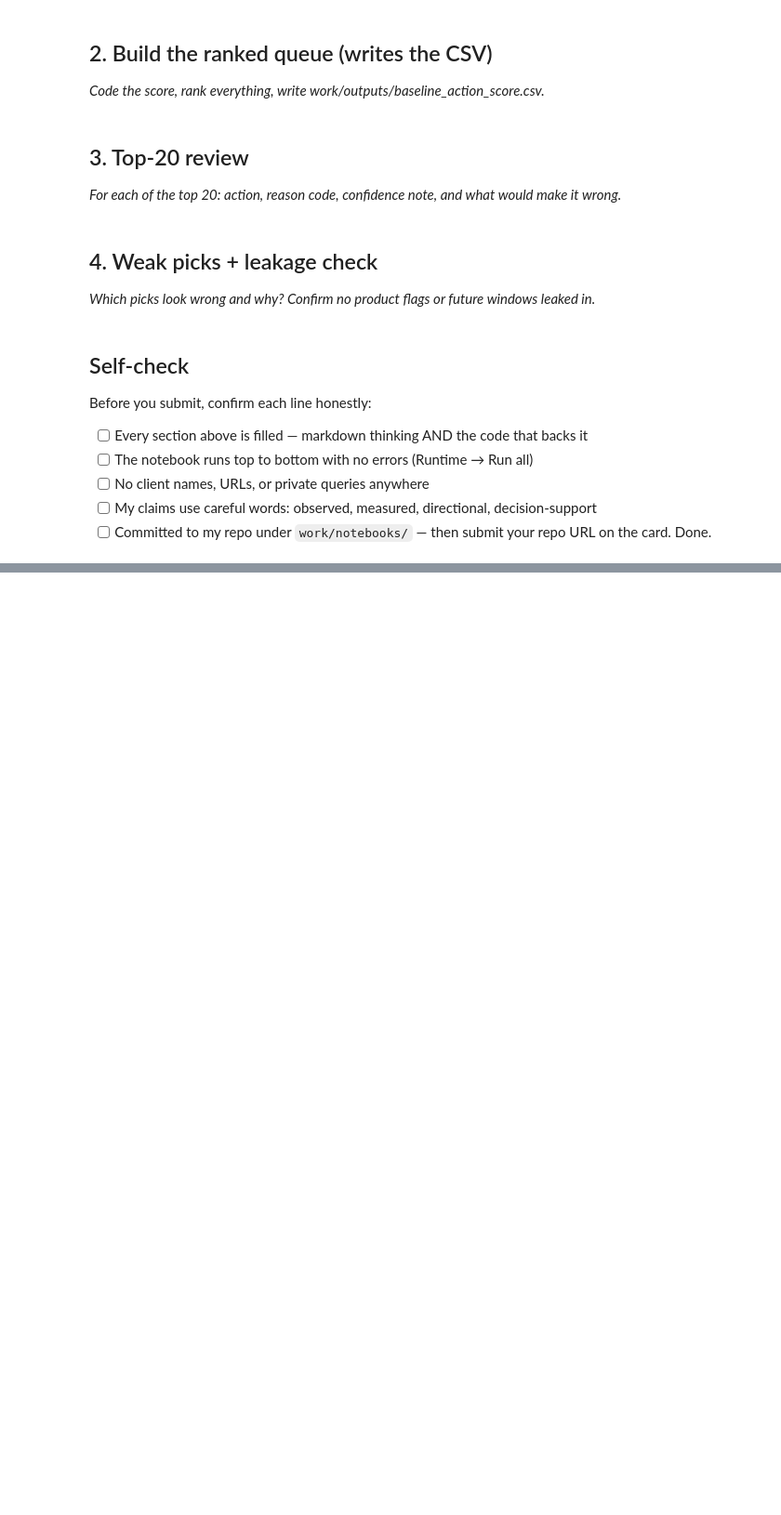
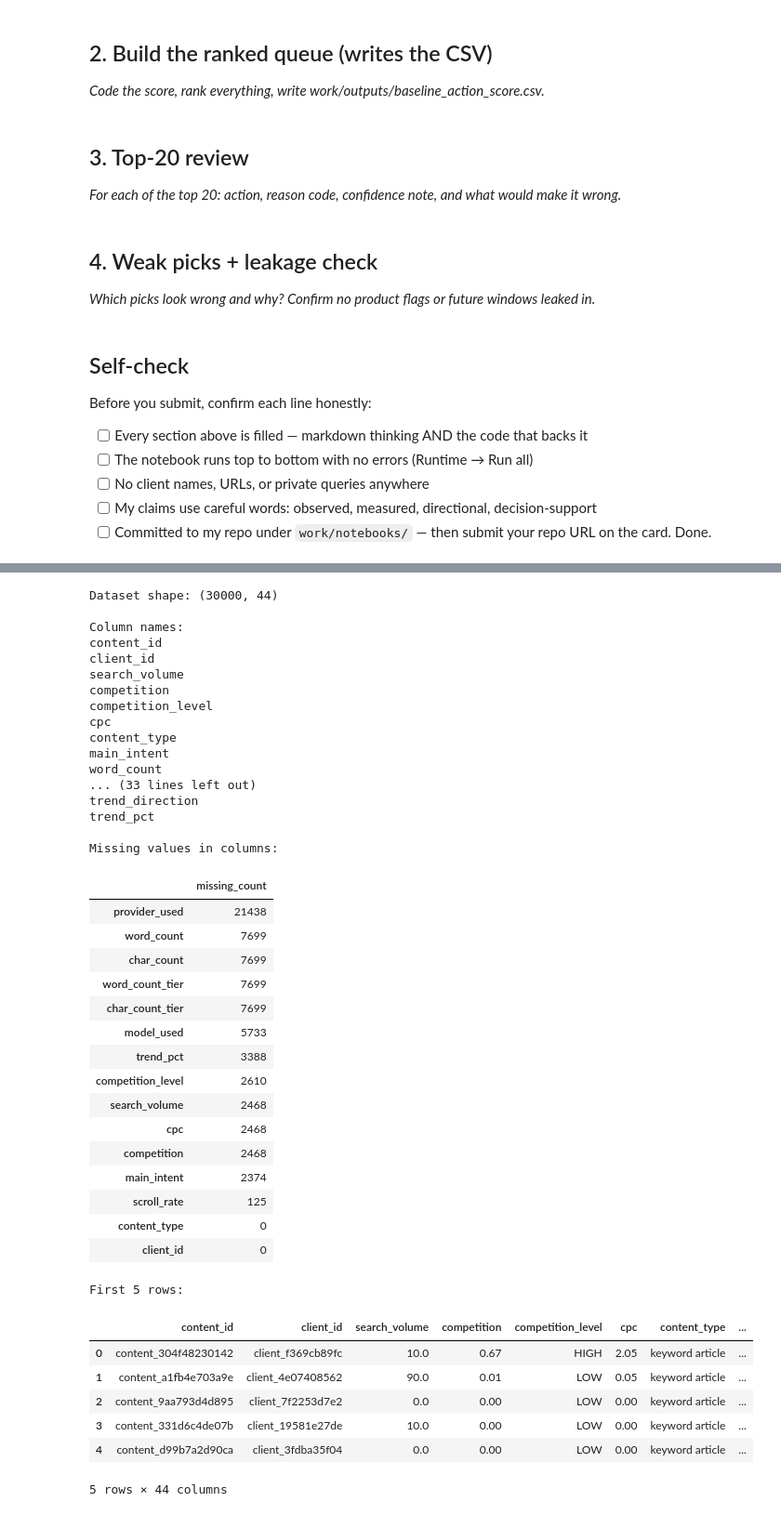
Before and after one commit to saibalaji2004/Flyrank-intern-repo, a Jupyter notebook: work/notebooks/w04_baseline_score.ipynb, the cells around one changed output, grey strips where cells are left out. Shown at 93% size. Saved outputs shown, nothing was run; the diff lists cells and outputs as text; code cells hidden in the pictures; blank space fills up the shorter version.

```diff
--- a/work/notebooks/w04_baseline_score.ipynb
+++ b/work/notebooks/w04_baseline_score.ipynb
@@ -46,0 +90,62 @@ Before you submit, confirm each line honestly:
+# %%
+
+from pathlib import Path
+import pandas as pd
+
+REPO = Path("/content/Flyrank-intern-repo")
+DATA_PATH = REPO / "data/raw/content_refresh_anonymized.csv"
+
+df = pd.read_csv(DATA_PATH)
+
+print("Dataset shape:", df.shape)
+print("\nColumn names:")
+for column in df.columns:
+    print(column)
+
+print("\nMissing values in columns:")
+display(df.isnull().sum().sort_values(ascending=False).head(15).to_frame("missing_count"))
+
+print("\nFirst 5 rows:")
+display(df.head())
+# %% [output]
+Dataset shape: (30000, 44)
+
+Column names:
+content_id
+client_id
+search_volume
+competition
+competition_level
+cpc
+content_type
+main_intent
+word_count
+... (33 lines left out)
+trend_direction
+trend_pct
+
+Missing values in columns:
+|  | missing_count |
+| provider_used | 21438 |
+| word_count | 7699 |
+| char_count | 7699 |
+| word_count_tier | 7699 |
+| char_count_tier | 7699 |
+| model_used | 5733 |
+| trend_pct | 3388 |
+| competition_level | 2610 |
+| search_volume | 2468 |
+| cpc | 2468 |
+| competition | 2468 |
+| main_intent | 2374 |
+| scroll_rate | 125 |
+| content_type | 0 |
+| client_id | 0 |
+First 5 rows:
+|  | content_id | client_id | search_volume | competition | competition_level | cpc | content_type | ... |
+| 0 | content_304f48230142 | client_f369cb89fc | 10.0 | 0.67 | HIGH | 2.05 | keyword article | ... |
+| 1 | content_a1fb4e703a9e | client_4e07408562 | 90.0 | 0.01 | LOW | 0.05 | keyword article | ... |
+| 2 | content_9aa793d4d895 | client_7f2253d7e2 | 0.0 | 0.00 | LOW | 0.00 | keyword article | ... |
+| 3 | content_331d6c4de07b | client_19581e27de | 10.0 | 0.00 | LOW | 0.00 | keyword article | ... |
+| 4 | content_d99b7a2d90ca | client_3fdba35f04 | 0.0 | 0.00 | LOW | 0.00 | keyword article | ... |
+5 rows × 44 columns
```
Also changed, not shown: parts of 10 cells of this notebook.
